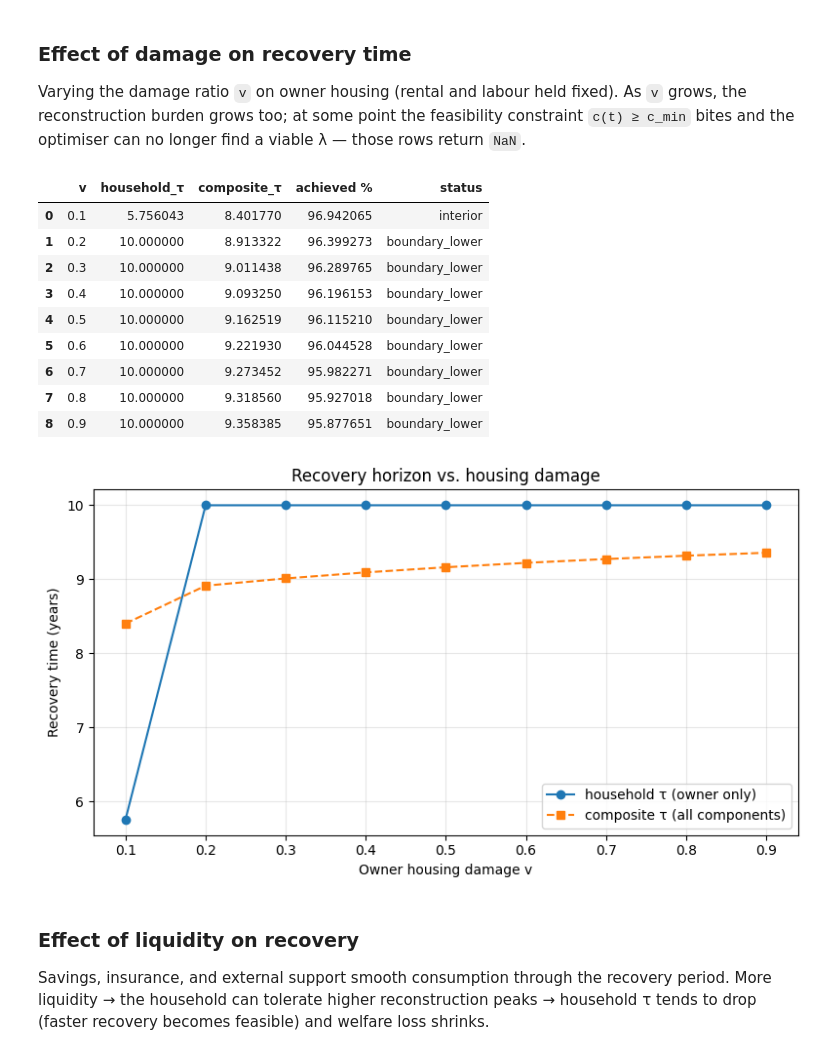
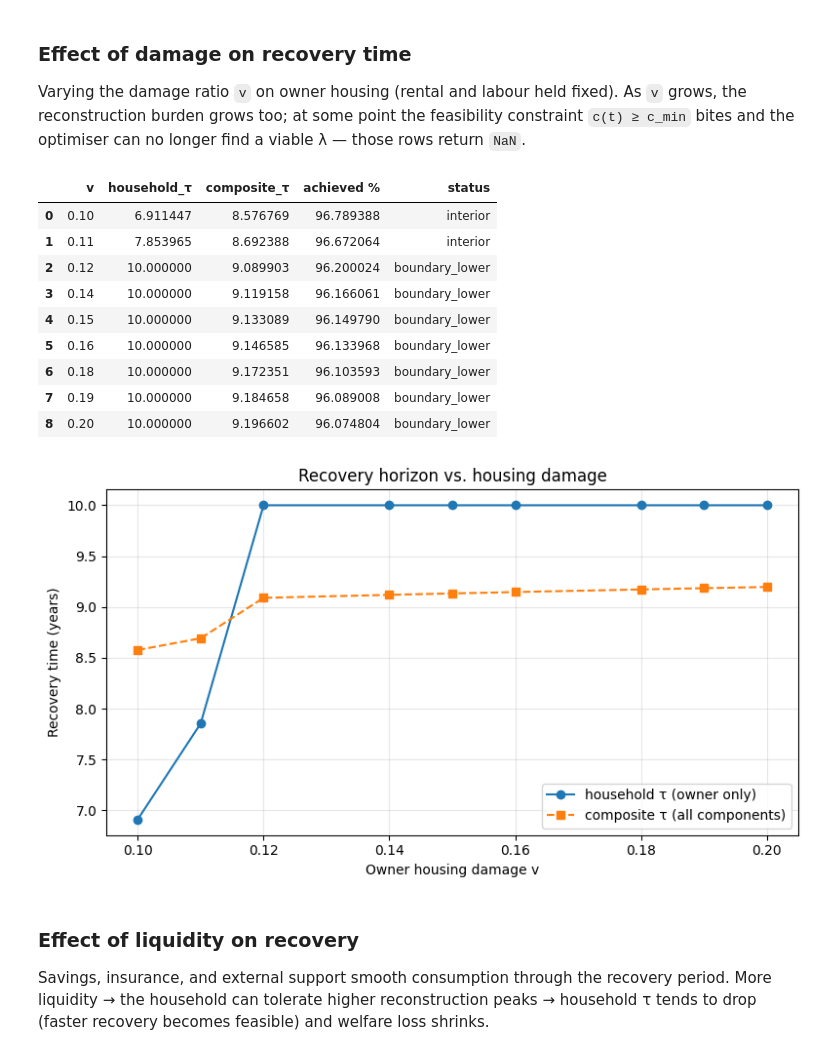
Before and after one commit to Deltares/fiat_toolbox, a Jupyter notebook: examples/well_being/4_extra_income_losses.ipynb, the cells around one changed output. Drawn from its saved outputs; the diff is of its cells as text; code cells hidden in the pictures.

```diff
--- a/examples/well_being/4_extra_income_losses.ipynb
+++ b/examples/well_being/4_extra_income_losses.ipynb
@@ -110,21 +111,21 @@ import pandas as pd
 import seaborn as sns
 
 
-def sensitivity_run(v=0.7, i_div=20000, savings=0):
+def sensitivity_run(v=0.7, i_div=10000, savings=0, c_min=20_000):
     """Build a CommunityUnit with the given knobs, optimise, and return
     recovery-time metrics. Rental / labour structure stays fixed at the
     notebook's baseline values; only owner damage (v), diversified
-    income (i_div), and savings vary.
+    income (i_div), savings, and minimum consumption (c_min) vary.
 
     Returns a dict with NaN values when the configuration is
     infeasible (no feasible λ in the search range).
     """
     cfg = WellBeingConfig(
         owner_housing=CapitalStock(v=v, k=300000, pi=0.15),
-        rental_housing=IncomeStream(v=0.4, income=20000, recovery_time=10),
+        rental_housing=IncomeStream(v=0.4, income=15000, recovery_time=10),
         labour_assets={
-            "Public": IncomeStream(v=0.3, income=70000, recovery_time=10),
-            "Private": IncomeStream(v=0.25, income=60000, recovery_time=4),
+            "Public": IncomeStream(v=0.3, income=40000, recovery_time=10),
+            "Private": IncomeStream(v=0.25, income=30000, recovery_time=4),
         },
         income=IncomeConfig(i_avg=80000, i_div=i_div),
         simulation=SimulationConfig(
@@ -133,7 +134,7 @@ def sensitivity_run(v=0.7, i_div=20000, savings=0):
             t_max=10,
             dt=1 / 52,
             currency="$",
-            c_min=5000,
+            c_min=float(c_min),
             recovery_per=95.0,
         ),
         liquidity=Liquidity(savings=savings),
@@ -163,49 +164,49 @@ def sensitivity_run(v=0.7, i_div=20000, savings=0):
 
 Varying the damage ratio `v` on owner housing (rental and labour held fixed). As `v` grows, the reconstruction burden grows too; at some point the feasibility constraint `c(t) ≥ c_min` bites and the optimiser can no longer find a viable λ — those rows return `NaN`.
 # %%
-v_grid = np.round(np.linspace(0.1, 0.9, 9), 2)
+v_grid = np.round(np.linspace(0.1, 0.2, 9), 2)
 rows = []
 for v in v_grid:
     m = sensitivity_run(v=float(v))
     rows.append(
         {
             "v": v,
             "household_τ": m["household_tau"],
             "composite_τ": m["composite_tau"],
             "achieved %": m["achieved_tmax"],
             "status": m["status"],
         }
     )
 df_v = pd.DataFrame(rows)
 
 fig, ax = plt.subplots(figsize=(8, 4.5))
 ax.plot(df_v["v"], df_v["household_τ"], marker="o", label="household τ (owner only)")
 ax.plot(
     df_v["v"],
     df_v["composite_τ"],
     marker="s",
     linestyle="--",
     label="composite τ (all components)",
 )
 ax.set_xlabel("Owner housing damage v")
 ax.set_ylabel("Recovery time (years)")
 ax.set_title("Recovery horizon vs. housing damage")
 ax.grid(True, alpha=0.3)
 ax.legend()
 plt.tight_layout()
 df_v
 # %% [output]
 |  | v | household_τ | composite_τ | achieved % | status |
-| 0 | 0.1 | 5.756043 | 8.401770 | 96.942065 | interior |
-| 1 | 0.2 | 10.000000 | 8.913322 | 96.399273 | boundary_lower |
-| 2 | 0.3 | 10.000000 | 9.011438 | 96.289765 | boundary_lower |
-| 3 | 0.4 | 10.000000 | 9.093250 | 96.196153 | boundary_lower |
-| 4 | 0.5 | 10.000000 | 9.162519 | 96.115210 | boundary_lower |
-| 5 | 0.6 | 10.000000 | 9.221930 | 96.044528 | boundary_lower |
-| 6 | 0.7 | 10.000000 | 9.273452 | 95.982271 | boundary_lower |
-| 7 | 0.8 | 10.000000 | 9.318560 | 95.927018 | boundary_lower |
-| 8 | 0.9 | 10.000000 | 9.358385 | 95.877651 | boundary_lower |
+| 0 | 0.10 | 6.911447 | 8.576769 | 96.789388 | interior |
+| 1 | 0.11 | 7.853965 | 8.692388 | 96.672064 | interior |
+| 2 | 0.12 | 10.000000 | 9.089903 | 96.200024 | boundary_lower |
+| 3 | 0.14 | 10.000000 | 9.119158 | 96.166061 | boundary_lower |
+| 4 | 0.15 | 10.000000 | 9.133089 | 96.149790 | boundary_lower |
+| 5 | 0.16 | 10.000000 | 9.146585 | 96.133968 | boundary_lower |
+| 6 | 0.18 | 10.000000 | 9.172351 | 96.103593 | boundary_lower |
+| 7 | 0.19 | 10.000000 | 9.184658 | 96.089008 | boundary_lower |
+| 8 | 0.20 | 10.000000 | 9.196602 | 96.074804 | boundary_lower |
-[figure, old version]
+[figure, new version]
 # %% [markdown]
 ### Effect of liquidity on recovery
 
```
Also changed, not shown: parts of 10 cells of this notebook, 3 other files.
